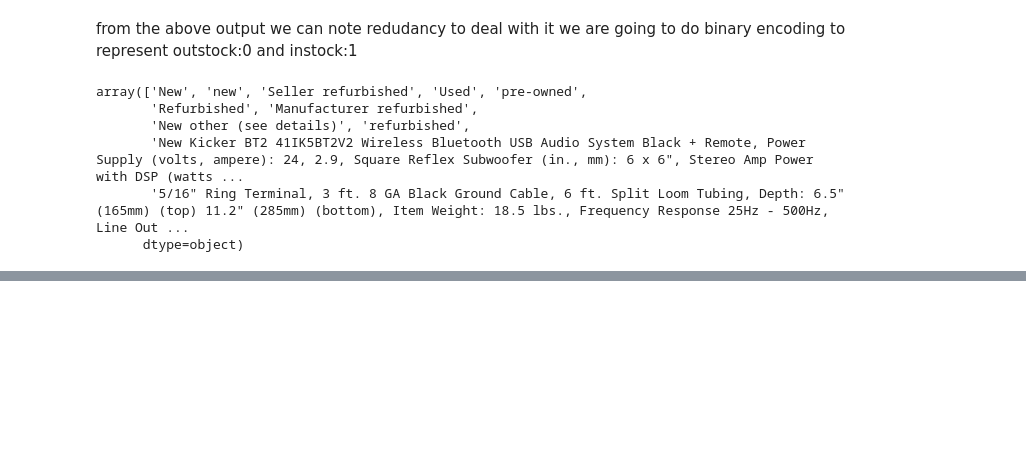
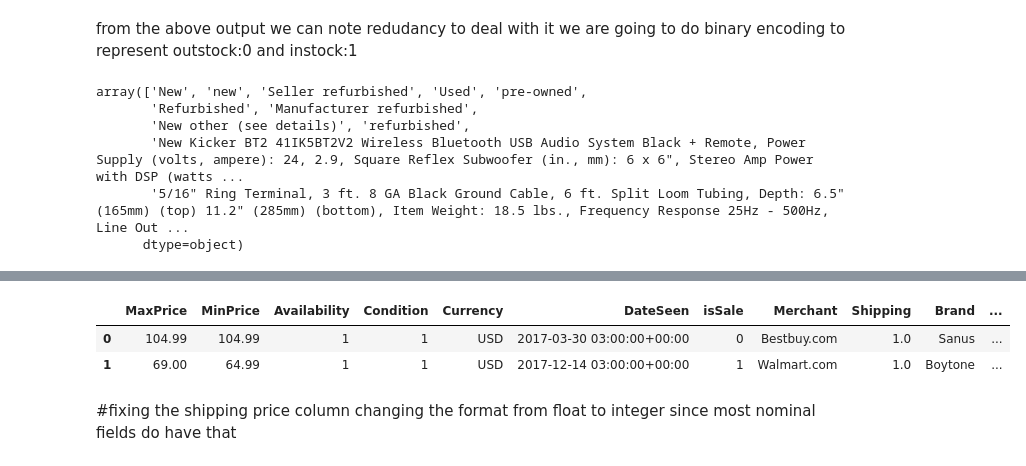
Before and after one commit to MboyaDan/product_analysis, a Jupyter notebook: elec_productpricing_analysis.ipynb, the cells around one changed output, grey strips where cells are left out. Drawn from its saved outputs; the diff is of its cells as text; code cells hidden in the pictures; blank space fills up the shorter version.

Commit message:
completed data preprocessing

```diff
--- a/elec_productpricing_analysis.ipynb
+++ b/elec_productpricing_analysis.ipynb
@@ -126,3 +126,6 @@ df['Shipping'] = df['Shipping'].map({'Expedited':1, 'Value':1, 'Standard':1, 'Fr
                                      'Free Standard Shipping on Orders Over $49':0, 'Free Delivery':0,
                                      'Shipping Charges Apply':1, 'Free Standard Shipping':0,
                                      'Free Next Day Delivery (USA)':0}).fillna(1)
+# %%
+i = df[df['Weight']=='Electronics'].index
+df = df.drop(i, axis=0)
@@ -128,0 +176,20 @@ df['Shipping'] = df['Shipping'].map({'Expedited':1, 'Value':1, 'Standard':1, 'Fr
+# %%
+#dealing with data type errors
+# converting dates objects into real date format
+df['DateAdded'] = df['DateAdded'].apply(lambda x: pd.to_datetime(x,errors='coerce',utc=True))
+df['DateUpdated'] = df['DateUpdated'].apply(lambda x: pd.to_datetime(x,errors='coerce',utc=True))
+# %%
+# for `DateSeen' field, we need special function to parse this object
+
+from datetime import datetime, timezone
+def dateCleaner(date):
+    date = str(date).split(',')[0]
+    cleaned_date = datetime.fromisoformat(date[:-1]).astimezone(timezone.utc)
+    return cleaned_date
+df['DateSeen'] = df['DateSeen'].map(dateCleaner)
+# %%
+df.head(2)
+# %% [output]
+|  | MaxPrice | MinPrice | Availability | Condition | Currency | DateSeen | isSale | Merchant | Shipping | Brand | ... |
+| 0 | 104.99 | 104.99 | 1 | 1 | USD | 2017-03-30 03:00:00+00:00 | 0 | Bestbuy.com | 1.0 | Sanus | ... |
+| 1 | 69.00 | 64.99 | 1 | 1 | USD | 2017-12-14 03:00:00+00:00 | 1 | Walmart.com | 1.0 | Boytone | ... |
@@ -128,0 +209,3 @@ df['Shipping'] = df['Shipping'].map({'Expedited':1, 'Value':1, 'Standard':1, 'Fr
+# %% [markdown]
+#fixing the shipping price column changing the format from float to
+integer since most nominal fields do have that
```
Also changed, not shown: parts of 16 cells of this notebook.
